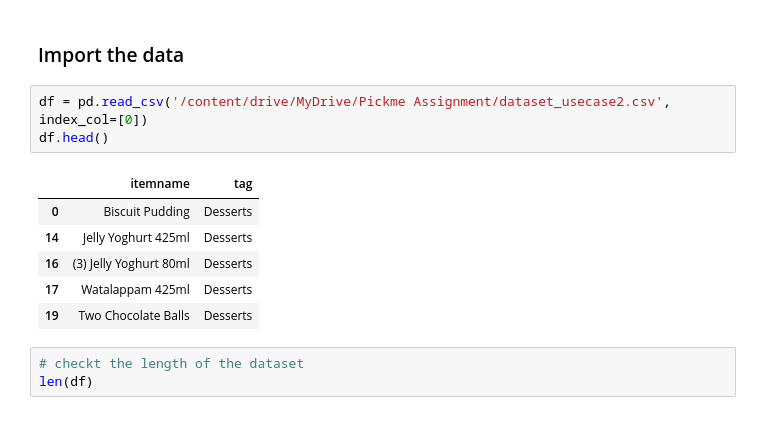
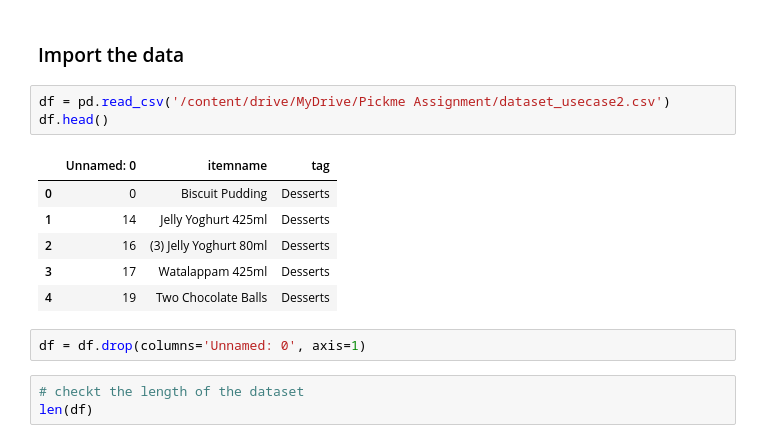
Before and after one commit to charu11/Assignment-DS, a Jupyter notebook: Untitled0.ipynb, the cells around one changed output. Drawn from its saved outputs; the diff is of its cells as text.

```diff
--- a/Untitled0.ipynb
+++ b/Untitled0.ipynb
@@ -38,15 +49,17 @@ pd.set_option('display.max_columns', 38)
 # %% [markdown]
 ### Import the data
 # %%
-df = pd.read_csv('/content/drive/MyDrive/Pickme Assignment/dataset_usecase2.csv', index_col=[0])
+df = pd.read_csv('/content/drive/MyDrive/Pickme Assignment/dataset_usecase2.csv')
 df.head()
 # %% [output]
-|  | itemname | tag |
-| 0 | Biscuit Pudding | Desserts |
-| 14 | Jelly Yoghurt 425ml | Desserts |
-| 16 | (3) Jelly Yoghurt 80ml | Desserts |
-| 17 | Watalappam 425ml | Desserts |
-| 19 | Two Chocolate Balls | Desserts |
+|  | Unnamed: 0 | itemname | tag |
+| 0 | 0 | Biscuit Pudding | Desserts |
+| 1 | 14 | Jelly Yoghurt 425ml | Desserts |
+| 2 | 16 | (3) Jelly Yoghurt 80ml | Desserts |
+| 3 | 17 | Watalappam 425ml | Desserts |
+| 4 | 19 | Two Chocolate Balls | Desserts |
+# %%
+df = df.drop(columns='Unnamed: 0', axis=1)
 # %%
 # checkt the length of the dataset
 len(df)
```
Also changed, not shown: parts of 21 cells of this notebook.
